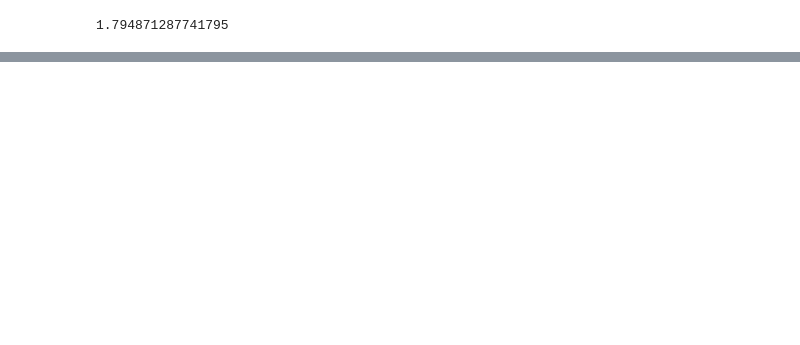
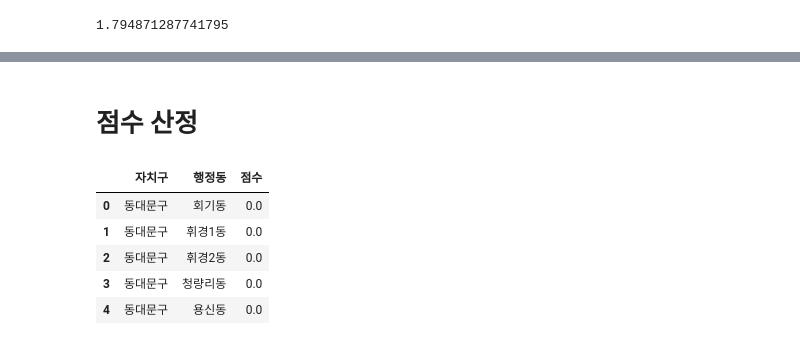
Before and after one commit to 520817/jjp, a Jupyter notebook: 회귀분석/(서린) 회귀분석.ipynb, the cells around one changed output, grey strips where cells are left out. Saved outputs shown, nothing was run; the diff lists cells and outputs as text; code cells hidden in the pictures; blank space fills up the shorter version.

```diff
--- a/회귀분석/(서린) 회귀분석.ipynb
+++ b/회귀분석/(서린) 회귀분석.ipynb
@@ -400,0 +331,15 @@ print('일관성 지수 : {}'.format(consistency[0])) #에러 무시해도됨
+# %% [markdown]
+# 점수 산정
+# %%
+group1_score = group1.copy()
+group1_score= group1_score[['자치구','행정동']]
+group1_score['점수'] = 0
+group1_score['점수'] = group1_score['점수'].astype('float')
+group1_score.head()
+# %% [output]
+|  | 자치구 | 행정동 | 점수 |
+| 0 | 동대문구 | 회기동 | 0.0 |
+| 1 | 동대문구 | 휘경1동 | 0.0 |
+| 2 | 동대문구 | 휘경2동 | 0.0 |
+| 3 | 동대문구 | 청량리동 | 0.0 |
+| 4 | 동대문구 | 용신동 | 0.0 |
```
Also changed, not shown: parts of 32 cells of this notebook.
